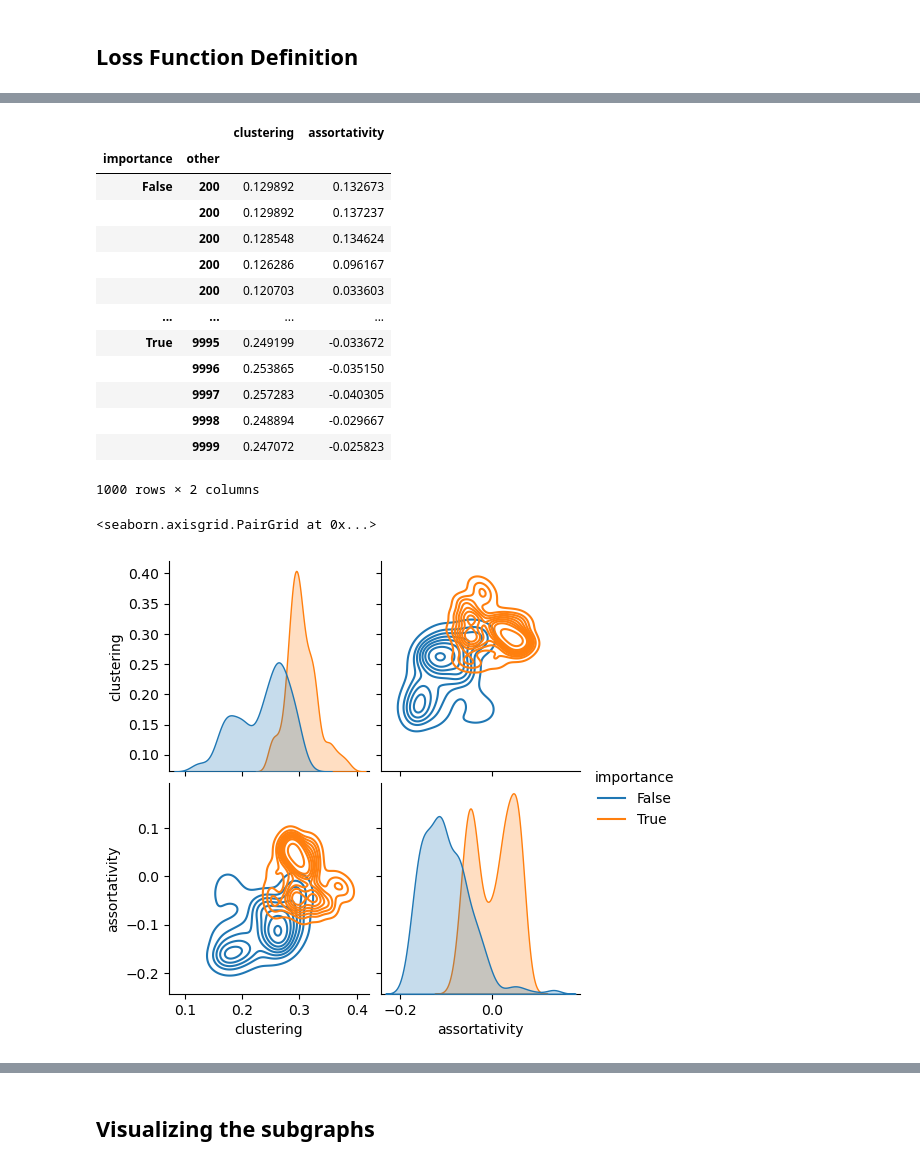
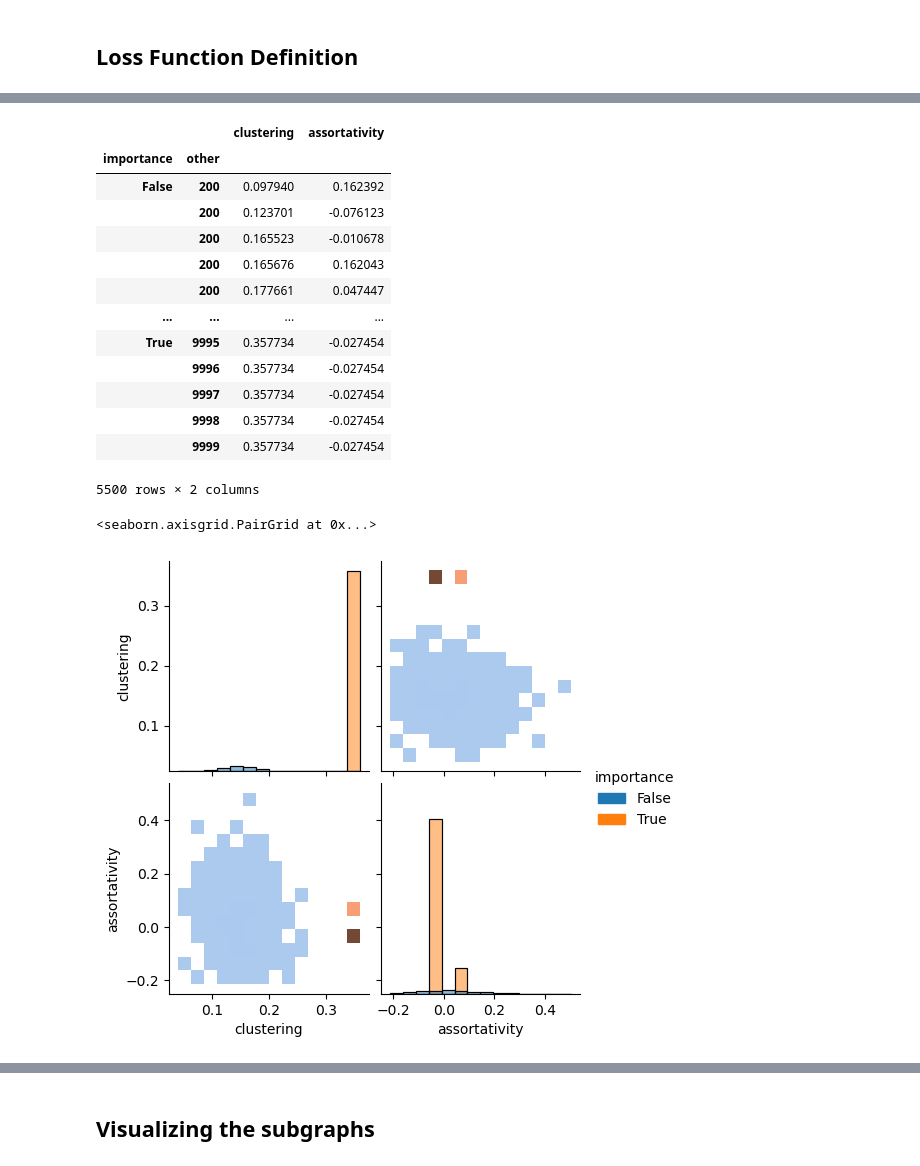
Before and after one commit to martjor/minigraphs, a Jupyter notebook: src/minigraphs/sir_convergence.ipynb, the cells around one changed output, grey strips where cells are left out. Cells and saved outputs as stored; diff of their text form; code cells hidden in the pictures.

Commit message:
Introduce uniform chain

```diff
--- a/src/minigraphs/sir_convergence.ipynb
+++ b/src/minigraphs/sir_convergence.ipynb
@@ -89,7 +107,7 @@ metrics = {
 
 df = []
 for size in sizes:
-    chain = SubGraphChain(graph, size)
+    chain = UniformChain(graph, size)
 
     df.append(subgraph_metrics(chain, n_samples, metrics))
 
@@ -136,19 +154,19 @@ def energy_mixture(
 
     return energy
 # %%
-from minigraphs.mcmc import SimulatedAnnealing, SubGraphChain
+from minigraphs.mcmc import SimulatedAnnealing, SubGraphChain, Chain
 from minigraphs.data import load_graph
 import seaborn as sns
 
 # Instantiate a chain
 graph = load_graph('hamsterster')
-chain = SubGraphChain(graph, 200)
+#chain = SubGraphChain(graph, 200)
 
 # Instantiate an annealer
 annealer = SimulatedAnnealing(
     chain,
-    energy=lambda subgraph: energy_mixture(subgraph, graph),
-    schedule=1.0,
+    energy=lambda graph: -graph_spectrum(graph),
+    schedule=lambda step: np.exp(step/1000),
     max_steps=10000
 )
 
@@ -176,6 +187,8 @@ sns.pairplot(df_annealing, kind='kde')
 # %%
+df_annealing = pd.DataFrame(measurements)
+
 df_comparison = pd.concat(
-    [df.set_index(['size']).loc[200].drop(['sample'], axis=1), df_annealing.iloc[-500:]],
+    [df.set_index(['size']).loc[200].drop(['sample'], axis=1), df_annealing.iloc[-5000:]],
     keys=[False, True],
     names=['importance','other']
 )
@@ -184,25 +197,25 @@ df_comparison
 # %% [output]
 |  |  | clustering | assortativity |
 | importance | other |  |  |
-| False | 200 | 0.129892 | 0.132673 |
-|  | 200 | 0.129892 | 0.137237 |
-|  | 200 | 0.128548 | 0.134624 |
-|  | 200 | 0.126286 | 0.096167 |
-|  | 200 | 0.120703 | 0.033603 |
+| False | 200 | 0.097940 | 0.162392 |
+|  | 200 | 0.123701 | -0.076123 |
+|  | 200 | 0.165523 | -0.010678 |
+|  | 200 | 0.165676 | 0.162043 |
+|  | 200 | 0.177661 | 0.047447 |
 | ... | ... | ... | ... |
-| True | 9995 | 0.249199 | -0.033672 |
-|  | 9996 | 0.253865 | -0.035150 |
-|  | 9997 | 0.257283 | -0.040305 |
-|  | 9998 | 0.248894 | -0.029667 |
-|  | 9999 | 0.247072 | -0.025823 |
+| True | 9995 | 0.357734 | -0.027454 |
+|  | 9996 | 0.357734 | -0.027454 |
+|  | 9997 | 0.357734 | -0.027454 |
+|  | 9998 | 0.357734 | -0.027454 |
+|  | 9999 | 0.357734 | -0.027454 |
-1000 rows × 2 columns
+5500 rows × 2 columns
 # %%
 sns.pairplot(
     df_comparison.reset_index(),
     vars=['clustering','assortativity'],
     hue='importance',
-    kind='kde'
+    kind='hist'
 )
 # %% [output]
 <seaborn.axisgrid.PairGrid at 0x...>
-[figure, old version]
+[figure, new version]
```
Also changed, not shown: parts of 11 cells of this notebook, 1 other file.
